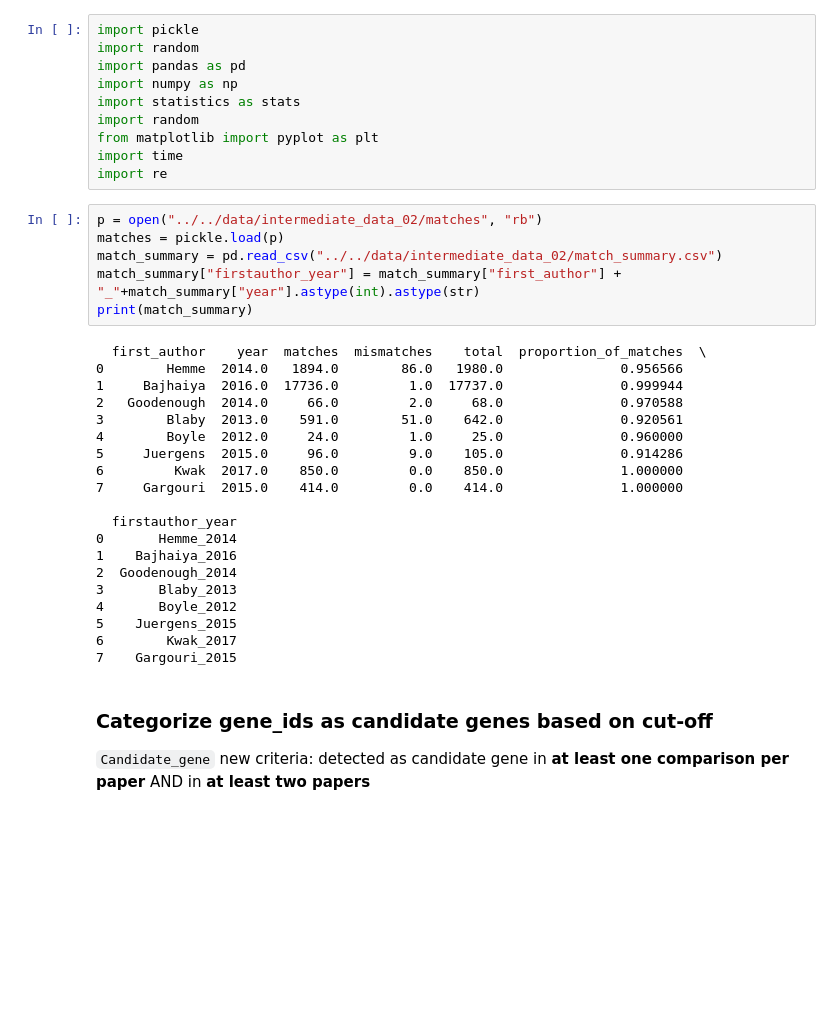
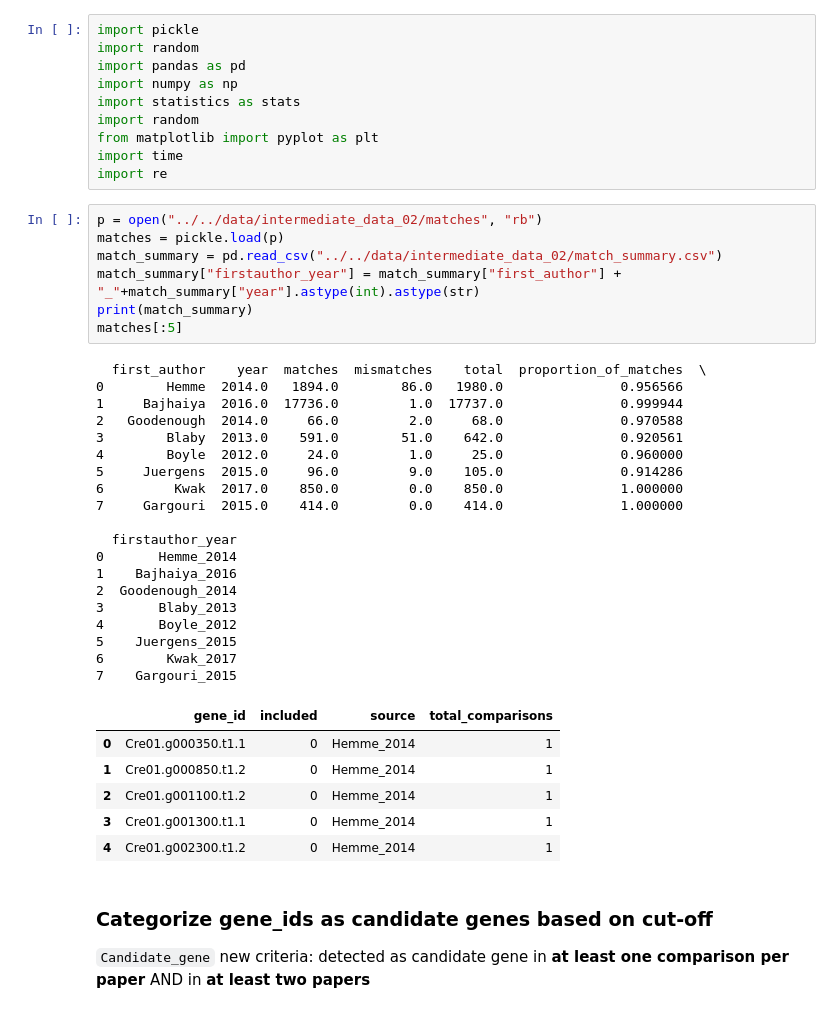
Before and after one commit to alicewchen/lipid_selection, a Jupyter notebook: analysis/generate_intermediate_data_02/02_Intermediate_data_01_exploration.ipynb, the cells around one changed output. Saved outputs shown, nothing was run; the diff lists cells and outputs as text; blank space fills up the shorter version.

```diff
--- a/analysis/generate_intermediate_data_02/02_Intermediate_data_01_exploration.ipynb
+++ b/analysis/generate_intermediate_data_02/02_Intermediate_data_01_exploration.ipynb
@@ -32,29 +32,36 @@ import re
 # %%
 p = open("../../data/intermediate_data_02/matches", "rb")
 matches = pickle.load(p)
 match_summary = pd.read_csv("../../data/intermediate_data_02/match_summary.csv")
 match_summary["firstauthor_year"] = match_summary["first_author"] + "_"+match_summary["year"].astype(int).astype(str)
 print(match_summary)
+matches[:5]
 # %% [output]
   first_author    year  matches  mismatches    total  proportion_of_matches  \
 0        Hemme  2014.0   1894.0        86.0   1980.0               0.956566
 1     Bajhaiya  2016.0  17736.0         1.0  17737.0               0.999944
 2   Goodenough  2014.0     66.0         2.0     68.0               0.970588
 3        Blaby  2013.0    591.0        51.0    642.0               0.920561
 4        Boyle  2012.0     24.0         1.0     25.0               0.960000
 5     Juergens  2015.0     96.0         9.0    105.0               0.914286
 6         Kwak  2017.0    850.0         0.0    850.0               1.000000
 7     Gargouri  2015.0    414.0         0.0    414.0               1.000000
 
   firstauthor_year
 0       Hemme_2014
 1    Bajhaiya_2016
 2  Goodenough_2014
 3       Blaby_2013
 4       Boyle_2012
 5    Juergens_2015
 6        Kwak_2017
 7    Gargouri_2015
+|  | gene_id | included | source | total_comparisons |
+| 0 | Cre01.g000350.t1.1 | 0 | Hemme_2014 | 1 |
+| 1 | Cre01.g000850.t1.2 | 0 | Hemme_2014 | 1 |
+| 2 | Cre01.g001100.t1.2 | 0 | Hemme_2014 | 1 |
+| 3 | Cre01.g001300.t1.1 | 0 | Hemme_2014 | 1 |
+| 4 | Cre01.g002300.t1.2 | 0 | Hemme_2014 | 1 |
 # %% [markdown]
 ### Categorize gene_ids as candidate genes based on cut-off
 
```
Also changed, not shown: parts of 17 cells of this notebook.
